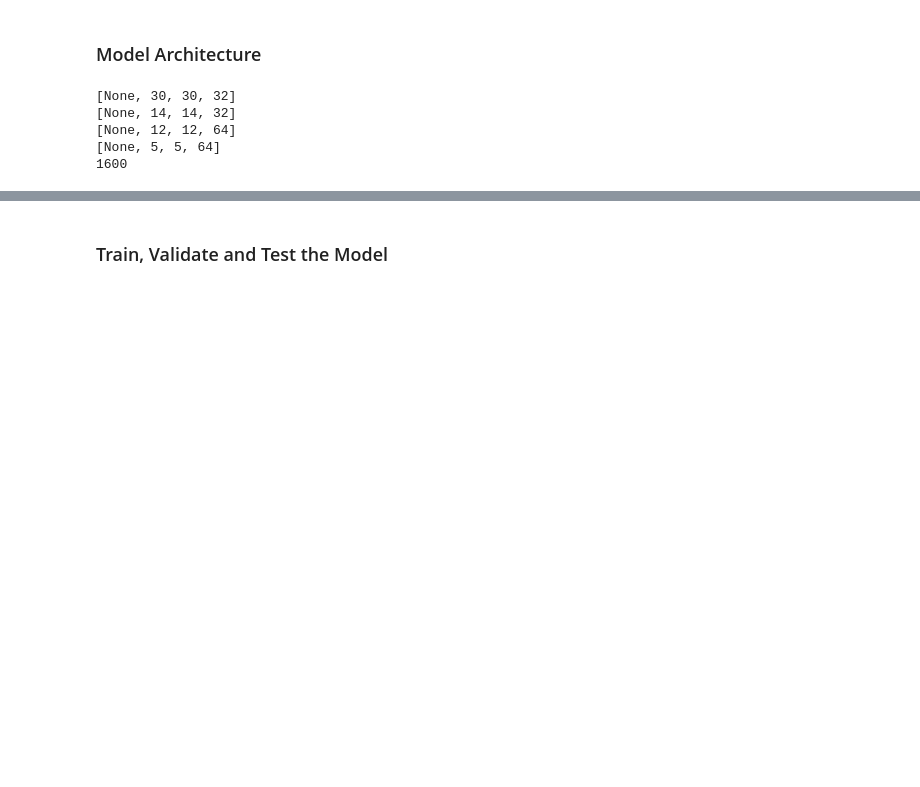
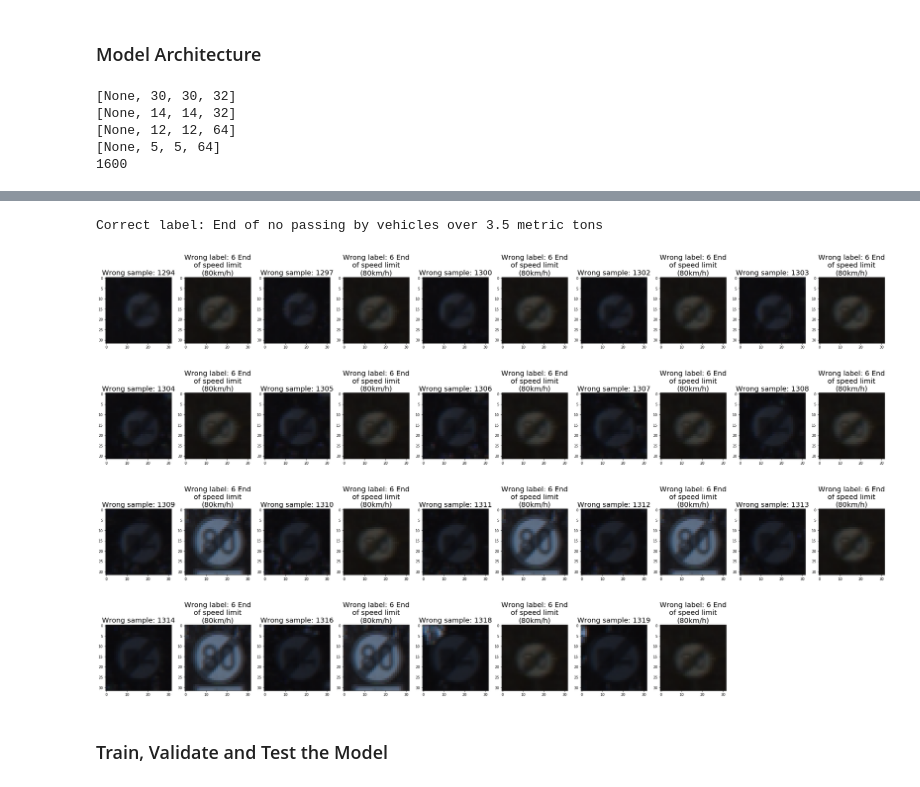
Before and after one commit to magicyuli/CarND-Traffic-Sign-Classifier-Project, a Jupyter notebook: Traffic_Sign_Classifier.ipynb, the cells around one changed output, grey strips where cells are left out. Drawn from its saved outputs; the diff is of its cells as text; code cells hidden in the pictures; blank space fills up the shorter version.

```diff
--- a/Traffic_Sign_Classifier.ipynb
+++ b/Traffic_Sign_Classifier.ipynb
@@ -94,6 +97,11 @@ Visualize the German Traffic Signs Dataset using the pickled file(s). This is op
 The [Matplotlib](http://matplotlib.org/) [examples](http://matplotlib.org/examples/index.html) and [gallery](http://matplotlib.org/gallery.html) pages are a great resource for doing visualizations in Python.
 
 **NOTE:** It's recommended you start with something simple first. If you wish to do more, come back to it after you've completed the rest of the sections. It can be interesting to look at the distribution of classes in the training, validation and test set. Is the distribution the same? Are there more examples of some classes than others?
+# %%
+from textwrap import wrap
+
+def wrapTitle(s):
+    return '\n'.join(wrap(s, 20))
 # %%
 ### Data exploration visualization code goes here.
 ### Feel free to use as many code cells as needed.
@@ -374,3 +431,8 @@ writer.close()
+# %%
+validateAll(42)
+# %% [output]
+Correct label: End of no passing by vehicles over 3.5 metric tons
+[figure, added]
 # %% [markdown]
 ### Train, Validate and Test the Model
 # %% [markdown]
```
Also changed, not shown: parts of 24 cells of this notebook.
